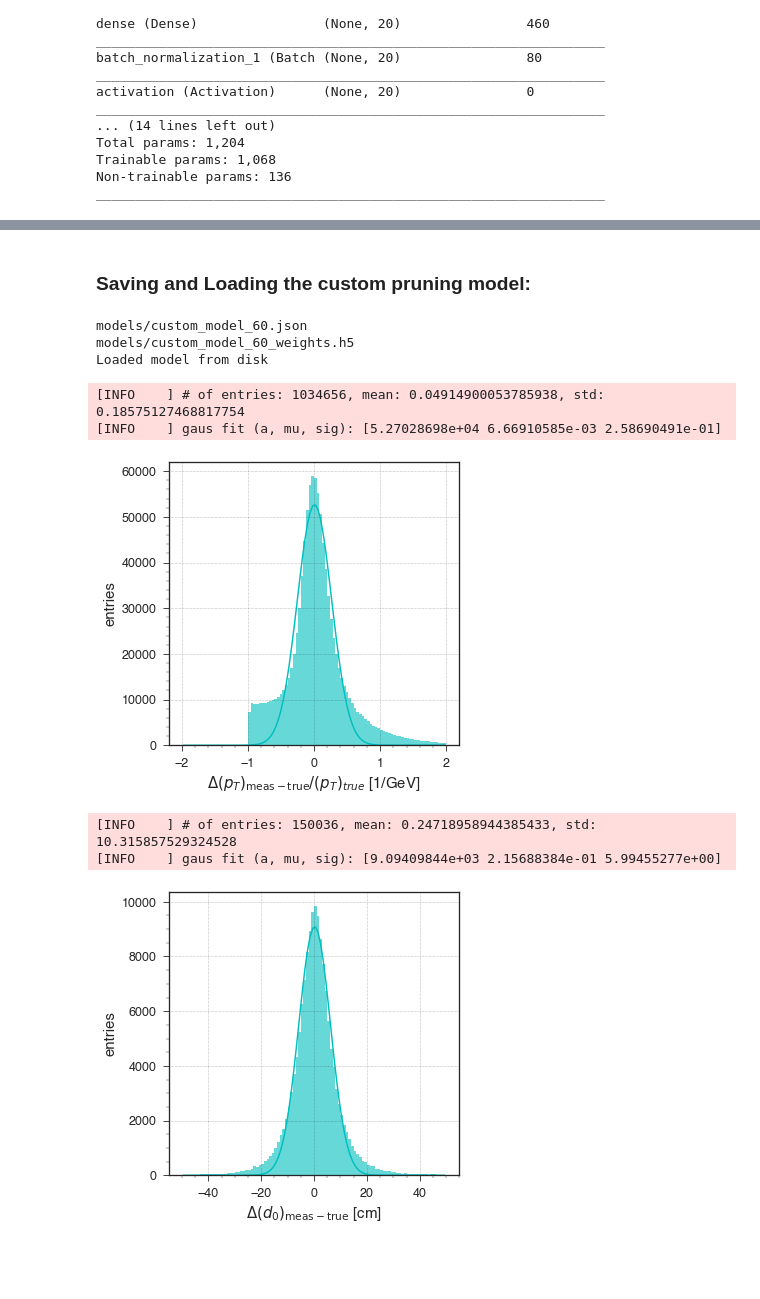
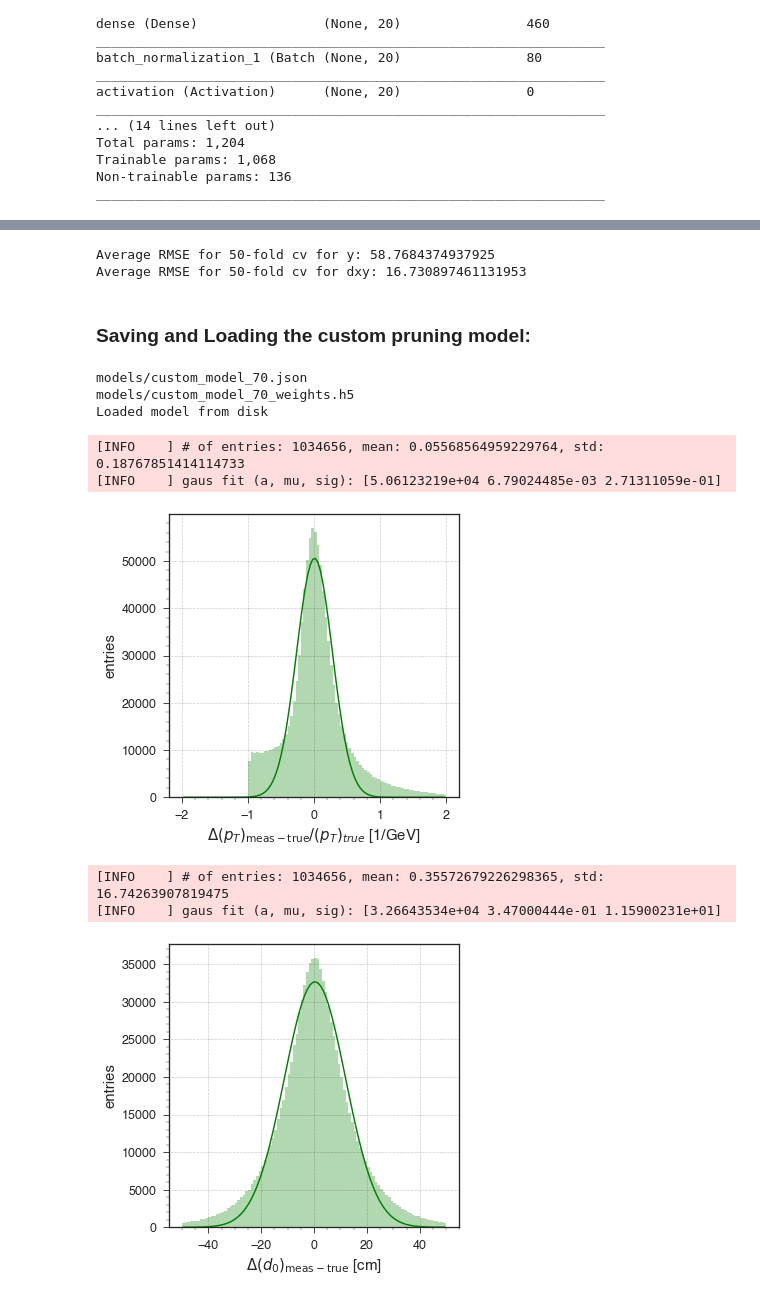
Before and after one commit to gauriprdhn/pruning-muon-sim-model, a Jupyter notebook: pruning/keras_custom_layer_pruning_model.ipynb, the cells around one changed output, grey strips where cells are left out. Drawn from its saved outputs; the diff is of its cells as text; code cells hidden in the pictures; blank space fills up the shorter version.

```diff
--- a/pruning/keras_custom_layer_pruning_model.ipynb
+++ b/pruning/keras_custom_layer_pruning_model.ipynb
@@ -732,0 +851,23 @@ k_fold_validation(model = pruned_model_60,
+# %%
+lr = 1e-3
+clipnorm = 10.
+eps = 1e-4
+momentum = 0.9
+epochs = 300
+batch_size = 400
+l1_reg = 0.0
+l2_reg = 0.0
+sparsity = 0.70
+
+pruned_model_70,training_history_7 = train_sparse_model(loaded_pruned_model, x_train_displ,
+                                     y_train_displ, dxy_train_displ,
+                                     k_sparsity = sparsity,
+                                     retrain_epochs = epochs,
+                                     batch_size = batch_size,
+                                     learning_rate = lr,
+                                     clipnorm = clipnorm,
+                                     bn_epsilon = eps,
+                                     bn_momentum = momentum,
+                                     l1_reg = l1_reg,
+                                     l2_reg = l2_reg,
+                                     validation_split = 0.1)
@@ -733,3 +894,12 @@ k_fold_validation(model = pruned_model_60,
+# %%
+k_fold_validation(model = pruned_model_70,
+                  x = x,
+                  y = y,
+                  dxy = dxy,
+                  folds =50)
+# %% [output]
+Average RMSE for 50-fold cv for y: 58.7684374937925
+Average RMSE for 50-fold cv for dxy: 16.730897461131953
 # %% [markdown]
 ### Saving and Loading the custom pruning model:
 # %%
@@ -770,13 +940,14 @@ def loading_pruned_model(filepath='', model_filename='model', custom_objects = N
 def __generate_delta_plots__(model,
                              x,
                              y,
-                             dxy,batch_size = 4096):
+                             dxy,batch_size : int = 4096,
+                             min_y_val: float = 20.):
 
     # Predictions
     y_test_true = y.copy()
     y_test_true /= reg_pt_scale
 
-    y_test_sel = (np.abs(1.0/y) >= 20./reg_pt_scale)
+    y_test_sel = (np.abs(1.0/y) >= min_y_val/reg_pt_scale)
 
     y_test_meas_ = model.predict(x, batch_size=4096)
     y_test_meas = y_test_meas_[:,0]
@@ -786,7 +957,7 @@ def __generate_delta_plots__(model,
     dxy_test_true = dxy.copy()
     dxy_test_true /= reg_dxy_scale
 
-    dxy_test_sel = (np.abs(dxy_test_true) >= 25)
+    #dxy_test_sel = (np.abs(dxy_test_true) >= 25)
 
     dxy_test_meas = y_test_meas_[:,1]
     dxy_test_meas /= reg_dxy_scale
@@ -795,7 +966,7 @@ def __generate_delta_plots__(model,
     # Plot Delta(q/pT)/pT
     plt.figure(figsize=(5,5),dpi = 75)
     yy = ((np.abs(1.0/y_test_meas) - np.abs(1.0/y_test_true))/np.abs(1.0/y_test_true))
-    hist, edges, _ = plt.hist(yy, bins=100, range=(-2.0,2.0-eps), histtype='stepfilled', facecolor='c', alpha=0.6)
+    hist, edges, _ = plt.hist(yy, bins=100, range=(-2.0,2.0-eps), histtype='stepfilled', facecolor='g', alpha=0.3)
     plt.xlabel(r'$\Delta(p_{T})_{\mathrm{meas-true}}/{(p_{T})}_{true}$ [1/GeV]')
     plt.ylabel(r'entries')
     logger.info('# of entries: {0}, mean: {1}, std: {2}'.format(len(yy), np.mean(yy), np.std(yy[np.abs(yy)<0.4])))
@@ -803,13 +974,13 @@ def __generate_delta_plots__(model,
     popt = fit_gaus(hist, edges, mu=np.mean(yy), sig=np.std(yy[np.abs(yy)<2.0]))
     logger.info('gaus fit (a, mu, sig): {0}'.format(popt))
     xdata = (edges[1:] + edges[:-1])/2
-    plt.plot(xdata, gaus(xdata, popt[0], popt[1], popt[2]), color='c')
+    plt.plot(xdata, gaus(xdata, popt[0], popt[1], popt[2]), color='g')
     plt.show()
 
     # Plot Delta(dxy)
     plt.figure(figsize=(5,5),dpi = 75)
     yy = (dxy_test_meas - dxy_test_true)[y_test_sel]
-    hist, edges, _ = plt.hist(yy, bins=100, range=(-50,50), histtype='stepfilled', facecolor='c', alpha=0.6)
+    hist, edges, _ = plt.hist(yy, bins=100, range=(-50,50), histtype='stepfilled', facecolor='g', alpha=0.3)
     plt.xlabel(r'$\Delta(d_{0})_{\mathrm{meas-true}}$ [cm]')
     plt.ylabel(r'entries')
     logger.info('# of entries: {0}, mean: {1}, std: {2}'.format(len(yy), np.mean(yy), np.std(yy)))
@@ -817,27 +988,28 @@ def __generate_delta_plots__(model,
     popt = fit_gaus(hist, edges, mu=np.mean(yy), sig=np.std(yy))
     logger.info('gaus fit (a, mu, sig): {0}'.format(popt))
     xdata = (edges[1:] + edges[:-1])/2
-    plt.plot(xdata, gaus(xdata, popt[0], popt[1], popt[2]), color='c')
+    plt.plot(xdata, gaus(xdata, popt[0], popt[1], popt[2]), color='g')
     plt.show()
 # %%
 loaded_pruned_model = loading_pruned_model(filepath='models',
-                                           model_filename='custom_model_60',
+                                           model_filename='custom_model_70',
                                            custom_objects = {'GlorotUniform': glorot_uniform(),
                                                         "MaskedDense": MaskedDense,
                                                         "L1L2": l1_l2()})
 __generate_delta_plots__(model = loaded_pruned_model,
                         x = x_test_displ,
                         y = y_test_displ,
-                        dxy = dxy_test_displ)
+                        dxy = dxy_test_displ,
+                        min_y_val = 0.)
 # %% [output]
-models/custom_model_60.json
-models/custom_model_60_weights.h5
+models/custom_model_70.json
+models/custom_model_70_weights.h5
 Loaded model from disk
-[INFO    ] # of entries: 1034656, mean: 0.04914900053785938, std: 0.18575127468817754
-[INFO    ] gaus fit (a, mu, sig): [5.27028698e+04 6.66910585e-03 2.58690491e-01]
+[INFO    ] # of entries: 1034656, mean: 0.05568564959229764, std: 0.18767851414114733
+[INFO    ] gaus fit (a, mu, sig): [5.06123219e+04 6.79024485e-03 2.71311059e-01]
-[figure, old version]
+[figure, new version]
-[INFO    ] # of entries: 150036, mean: 0.24718958944385433, std: 10.315857529324528
-[INFO    ] gaus fit (a, mu, sig): [9.09409844e+03 2.15688384e-01 5.99455277e+00]
+[INFO    ] # of entries: 1034656, mean: 0.35572679226298365, std: 16.74263907819475
+[INFO    ] gaus fit (a, mu, sig): [3.26643534e+04 3.47000444e-01 1.15900231e+01]
-[figure, old version]
+[figure, new version]
 # %%
 # tf.keras.models.save_model(pruned_model_10, "models/pruned_model_10.h5", include_optimizer=True)
```
Also changed, not shown: parts of 22 cells of this notebook, 10 other files.
